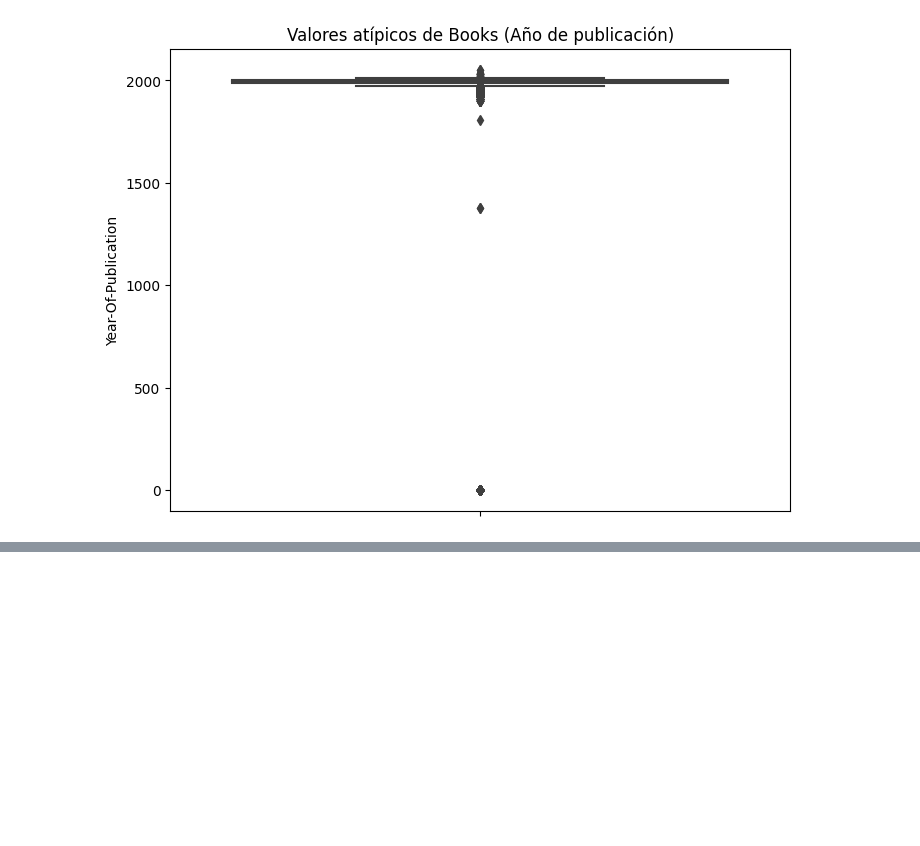
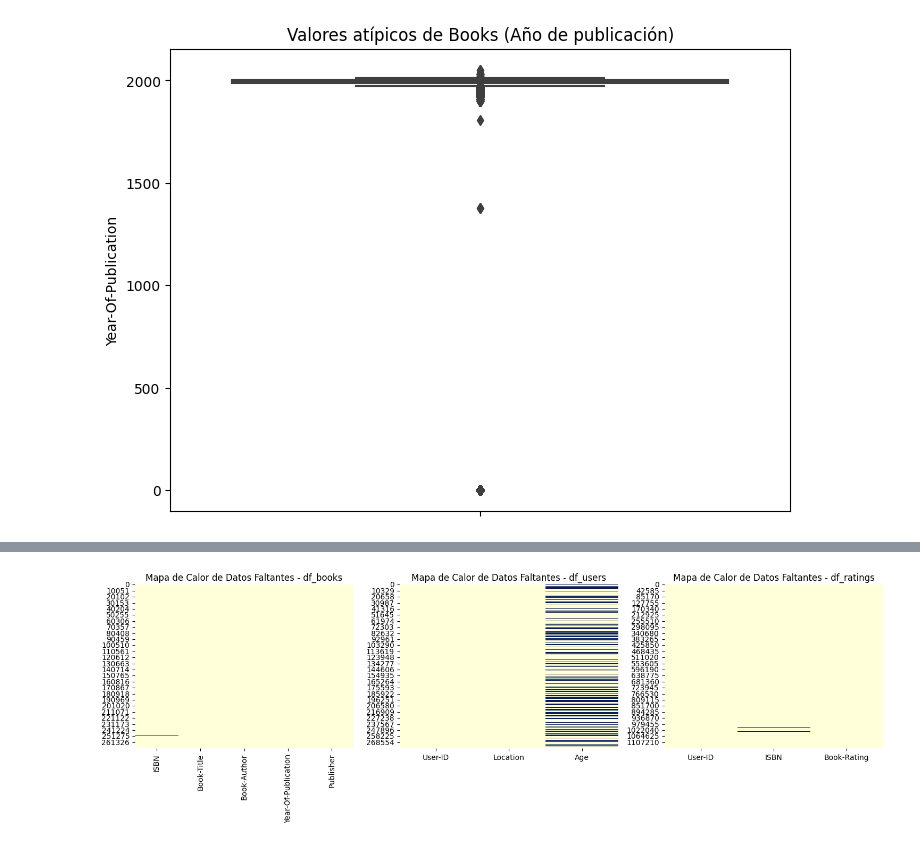
Before and after one commit to stefanoaragoni/lab6_deeplearning, a Jupyter notebook: eda.ipynb, the cells around one changed output, grey strips where cells are left out. Saved outputs shown, nothing was run; the diff lists cells and outputs as text; code cells hidden in the pictures; blank space fills up the shorter version.

```diff
--- a/eda.ipynb
+++ b/eda.ipynb
@@ -293,0 +304,16 @@ plt.show()
+# %%
+# Crear un mapa de calor de datos faltantes
+dataframes = [df_books, df_users, df_ratings]
+titles = ['df_books', 'df_users', 'df_ratings']
+
+plt.figure(figsize=(15, 5))
+
+for i, df in enumerate(dataframes):
+    plt.subplot(1, 3, i + 1)
+    sns.heatmap(df.isnull(), cbar=False, cmap='YlGnBu')
+    plt.title(f'Mapa de Calor de Datos Faltantes - {titles[i]}')
+
+plt.tight_layout()
+plt.show()
+# %% [output]
+[figure, added]
```
Also changed, not shown: parts of 22 cells of this notebook.
